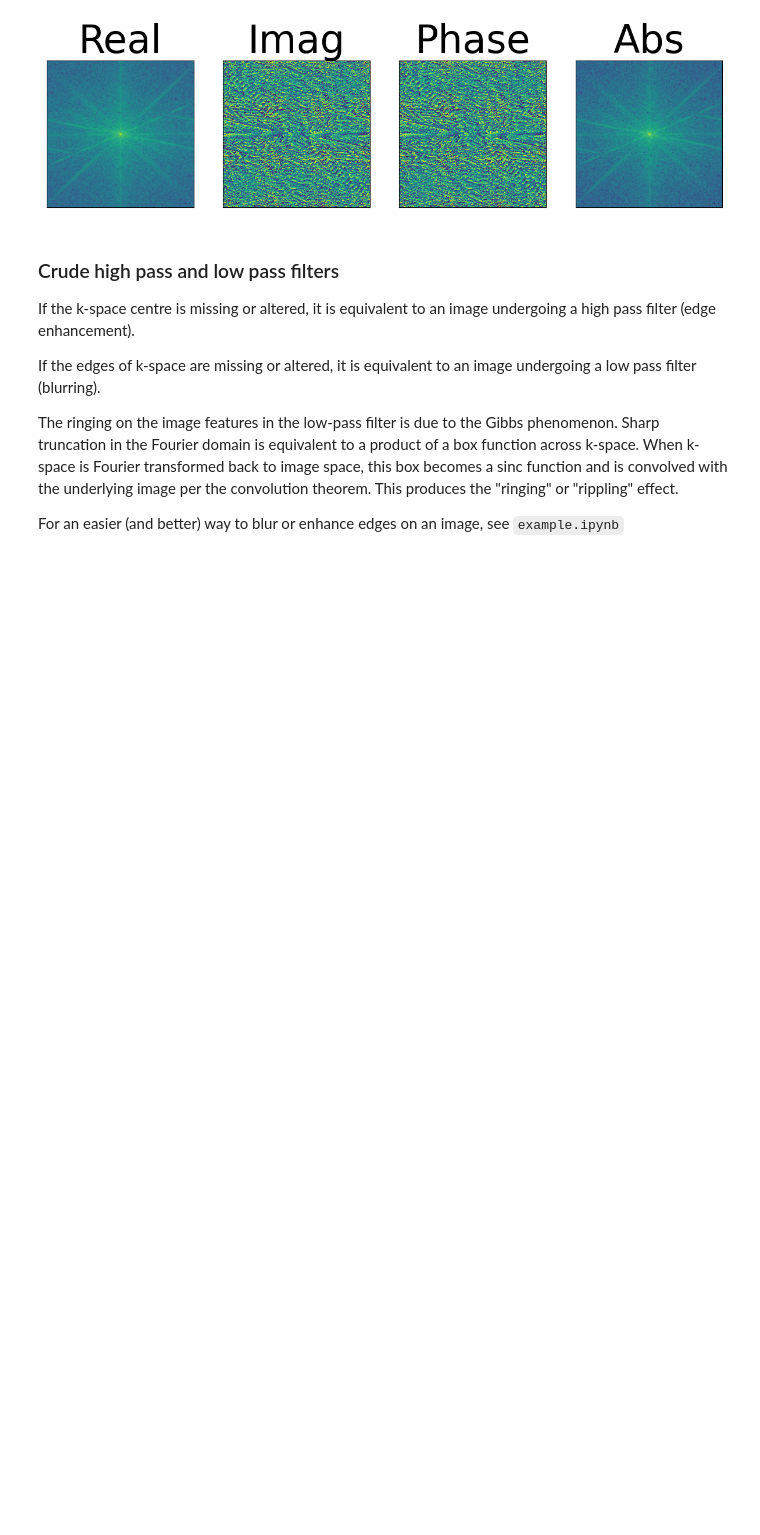
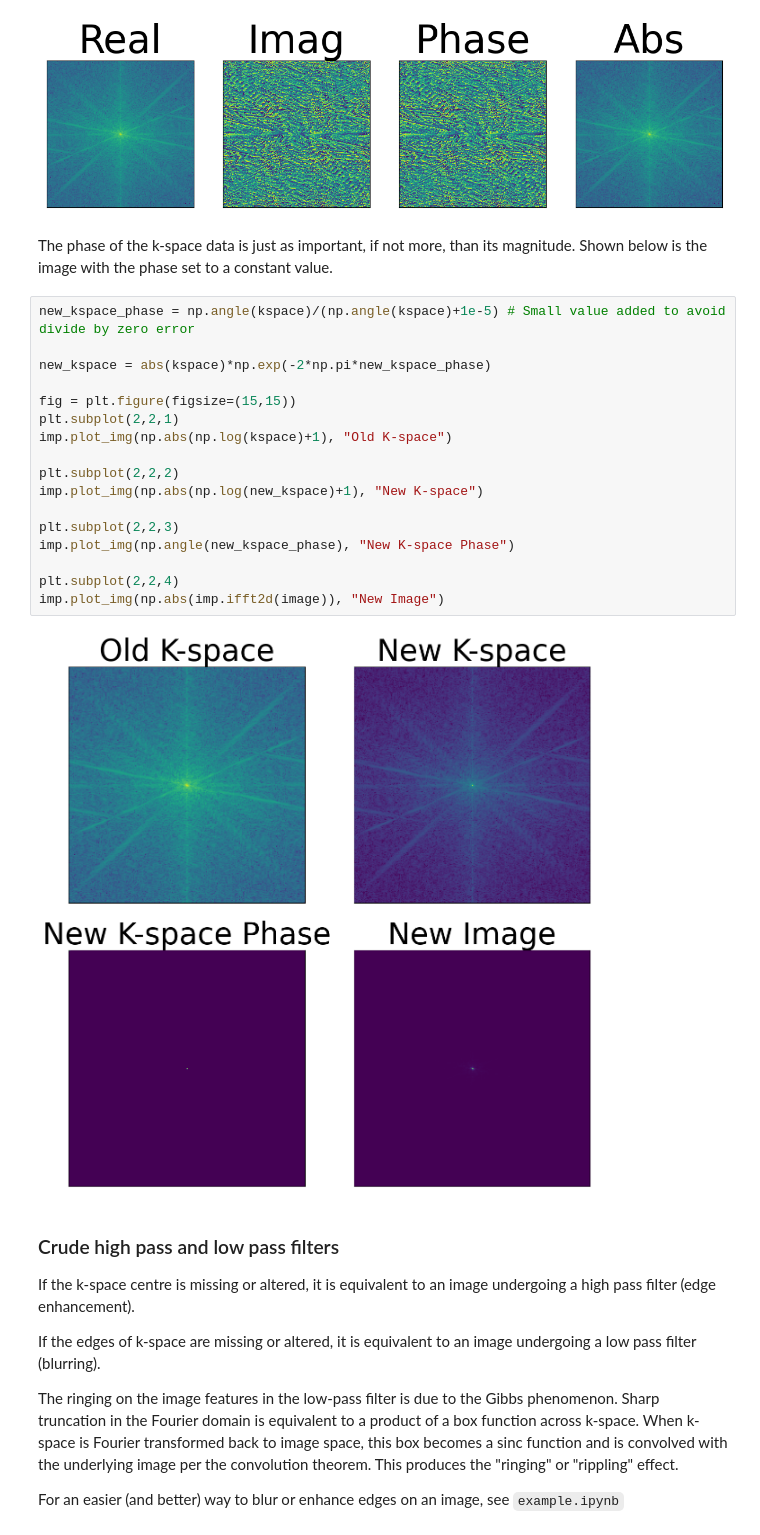
Before and after one commit to bazzzzil/image-processing, a Jupyter notebook: fourier_demo.ipynb, the cells around one changed output. Drawn from its saved outputs; the diff is of its cells as text; blank space fills up the shorter version.

```diff
--- a/fourier_demo.ipynb
+++ b/fourier_demo.ipynb
@@ -67,6 +78,27 @@ plt.subplot(1,4,4)
 imp.plot_img(np.abs(np.log(kspace)+1), "Abs")
 # %% [output]
 [figure]
+# %% [markdown]
+The phase of the k-space data is just as important, if not more, than its magnitude. Shown below is the image with the phase set to a constant value.
+# %%
+new_kspace_phase = np.angle(kspace)/(np.angle(kspace)+1e-5) # Small value added to avoid divide by zero error
+
+new_kspace = abs(kspace)*np.exp(-2*np.pi*new_kspace_phase)
+
+fig = plt.figure(figsize=(15,15))
+plt.subplot(2,2,1)
+imp.plot_img(np.abs(np.log(kspace)+1), "Old K-space")
+
+plt.subplot(2,2,2)
+imp.plot_img(np.abs(np.log(new_kspace)+1), "New K-space")
+
+plt.subplot(2,2,3)
+imp.plot_img(np.angle(new_kspace_phase), "New K-space Phase")
+
+plt.subplot(2,2,4)
+imp.plot_img(np.abs(imp.ifft2d(image)), "New Image")
+# %% [output]
+[figure, added]
 # %% [markdown]
 <h3> Crude high pass and low pass filters </h3>
 
```
Also changed, not shown: parts of 2 cells of this notebook, 2 other files.
